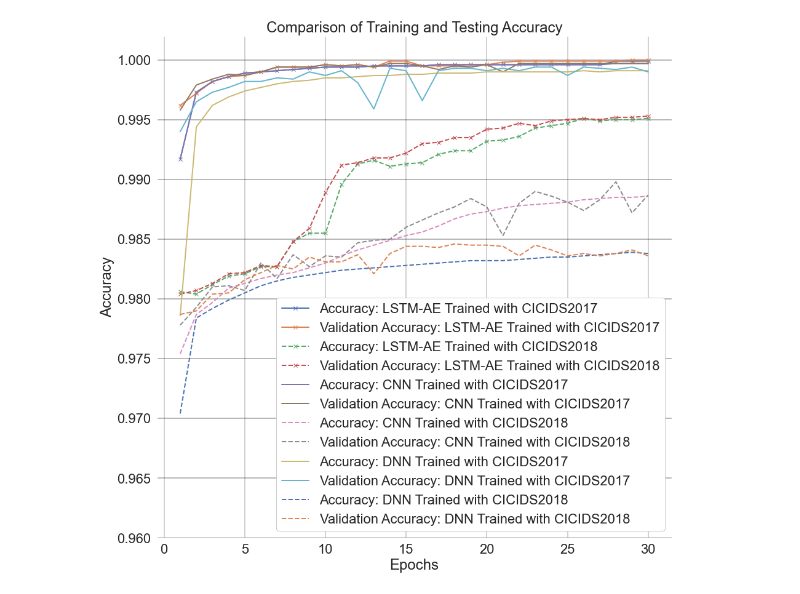
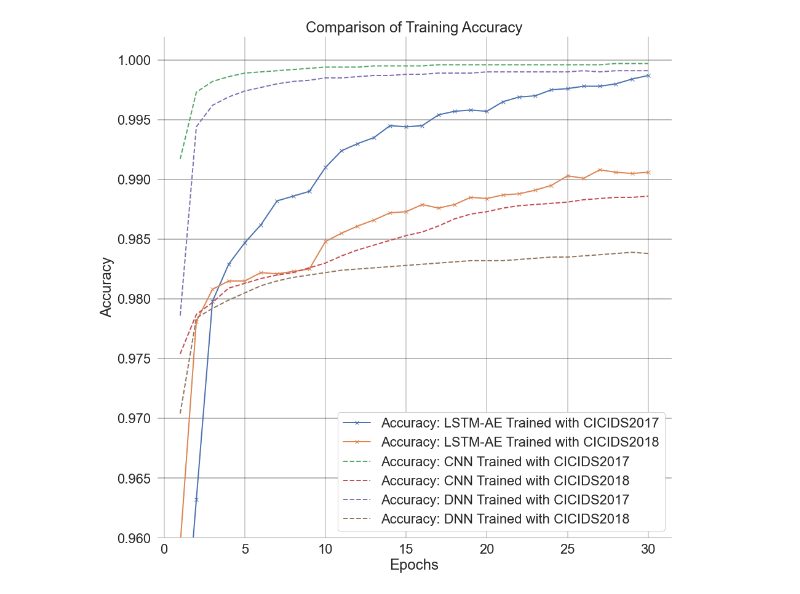
Before and after one commit to vanlalruata/A-Novel-Two-Stage-Deep-Learning-Model-for-Network-Intrusion-Detection, a Jupyter notebook: Chart CSV/Plotting Accuracy.ipynb, the cells around one changed output. Drawn from its saved outputs; the diff is of its cells as text; code cells hidden in the pictures.

```diff
--- a/Chart CSV/Plotting Accuracy.ipynb
+++ b/Chart CSV/Plotting Accuracy.ipynb
@@ -23,48 +23,48 @@ DNN_ids_2017_accuracy = history_dict['DNN_CICIDS2017_Accuracy']
 DNN_ids_2017_val_accuracy = history_dict['DNN_CICIDS2017_Val_Accuracy']
 DNN_ids_2018_accuracy = history_dict['DNN_CICIDS2018_Accuracy']
 DNN_ids_2018_val_accuracy = history_dict['DNN_CICIDS2018_Val_Accuracy']
 
 start_by_epoch = 1
 epochs = range(start_by_epoch, len(LSTM_AE_ids_2017_accuracy) + 1)
 
 fig, ax = plt.subplots(figsize=(15,15))
 ax.set_facecolor("white")
 plt.plot(epochs, LSTM_AE_ids_2017_accuracy[start_by_epoch-1:], 'x-', linewidth=2)
-plt.plot(epochs, LSTM_AE_ids_2017_val_accuracy[start_by_epoch-1:], 'x-', linewidth=2)
-plt.plot(epochs, LSTM_AE_ids_2018_accuracy[start_by_epoch-1:], 'x--', linewidth=2)
-plt.plot(epochs, LSTM_AE_ids_2018_val_accuracy[start_by_epoch-1:], 'x--', linewidth=2)
+#plt.plot(epochs, LSTM_AE_ids_2017_val_accuracy[start_by_epoch-1:], 'x-', linewidth=2)
+plt.plot(epochs, LSTM_AE_ids_2018_accuracy[start_by_epoch-1:], 'x-', linewidth=2)
+#plt.plot(epochs, LSTM_AE_ids_2018_val_accuracy[start_by_epoch-1:], 'x--', linewidth=2)
 
-plt.plot(epochs, CNN_ids_2017_accuracy[start_by_epoch-1:], '-', linewidth=2)
-plt.plot(epochs, CNN_ids_2017_val_accuracy[start_by_epoch-1:], '-', linewidth=2)
+plt.plot(epochs, CNN_ids_2017_accuracy[start_by_epoch-1:], '--', linewidth=2)
+#plt.plot(epochs, CNN_ids_2017_val_accuracy[start_by_epoch-1:], '-', linewidth=2)
 plt.plot(epochs, CNN_ids_2018_accuracy[start_by_epoch-1:], '--', linewidth=2)
-plt.plot(epochs, CNN_ids_2018_val_accuracy[start_by_epoch-1:], '--', linewidth=2)
+#plt.plot(epochs, CNN_ids_2018_val_accuracy[start_by_epoch-1:], '--', linewidth=2)
 
-plt.plot(epochs, DNN_ids_2017_accuracy[start_by_epoch-1:], '-', linewidth=2)
-plt.plot(epochs, DNN_ids_2017_val_accuracy[start_by_epoch-1:], '-', linewidth=2)
+plt.plot(epochs, DNN_ids_2017_accuracy[start_by_epoch-1:], '--', linewidth=2)
+#plt.plot(epochs, DNN_ids_2017_val_accuracy[start_by_epoch-1:], '-', linewidth=2)
 plt.plot(epochs, DNN_ids_2018_accuracy[start_by_epoch-1:], '--', linewidth=2)
-plt.plot(epochs, DNN_ids_2018_val_accuracy[start_by_epoch-1:], '--', linewidth=2)
+#plt.plot(epochs, DNN_ids_2018_val_accuracy[start_by_epoch-1:], '--', linewidth=2)
 
 
-plt.title('Comparison of Training and Testing Accuracy')
+plt.title('Comparison of Training Accuracy')
 plt.xlabel('Epochs')
 plt.ylabel('Accuracy')
 
-plt.legend(['Accuracy: LSTM-AE Trained with CICIDS2017', 'Validation Accuracy: LSTM-AE Trained with CICIDS2017',
-           'Accuracy: LSTM-AE Trained with CICIDS2018', 'Validation Accuracy: LSTM-AE Trained with CICIDS2018',
+plt.legend(['Accuracy: LSTM-AE Trained with CICIDS2017', #'Validation Accuracy: LSTM-AE Trained with CICIDS2017',
+           'Accuracy: LSTM-AE Trained with CICIDS2018', #'Validation Accuracy: LSTM-AE Trained with CICIDS2018',
 
-           'Accuracy: CNN Trained with CICIDS2017', 'Validation Accuracy: CNN Trained with CICIDS2017',
-           'Accuracy: CNN Trained with CICIDS2018', 'Validation Accuracy: CNN Trained with CICIDS2018',
+           'Accuracy: CNN Trained with CICIDS2017', #'Validation Accuracy: CNN Trained with CICIDS2017',
+           'Accuracy: CNN Trained with CICIDS2018', #'Validation Accuracy: CNN Trained with CICIDS2018',
 
-           'Accuracy: DNN Trained with CICIDS2017', 'Validation Accuracy: DNN Trained with CICIDS2017',
-           'Accuracy: DNN Trained with CICIDS2018', 'Validation Accuracy: DNN Trained with CICIDS2018',
+           'Accuracy: DNN Trained with CICIDS2017', #'Validation Accuracy: DNN Trained with CICIDS2017',
+           'Accuracy: DNN Trained with CICIDS2018', #'Validation Accuracy: DNN Trained with CICIDS2018',
            ], loc='lower right', facecolor='white', framealpha=1)
 
 plt.grid(axis='y', alpha=.3, color='k', linestyle='-', linewidth=2)
 plt.grid(axis='x', alpha=.2, color='k', linestyle='-', linewidth=2)
 plt.ylim(0.96,1.002)
 
 plt.show()
 
-fig.savefig('Training_Validation_Accuracy.pdf')
+fig.savefig('Training_Accuracy.pdf')
 # %% [output]
-[figure, old version]
+[figure, new version]
```
Also changed, not shown: parts of 1 cell of this notebook, 7 other files.
